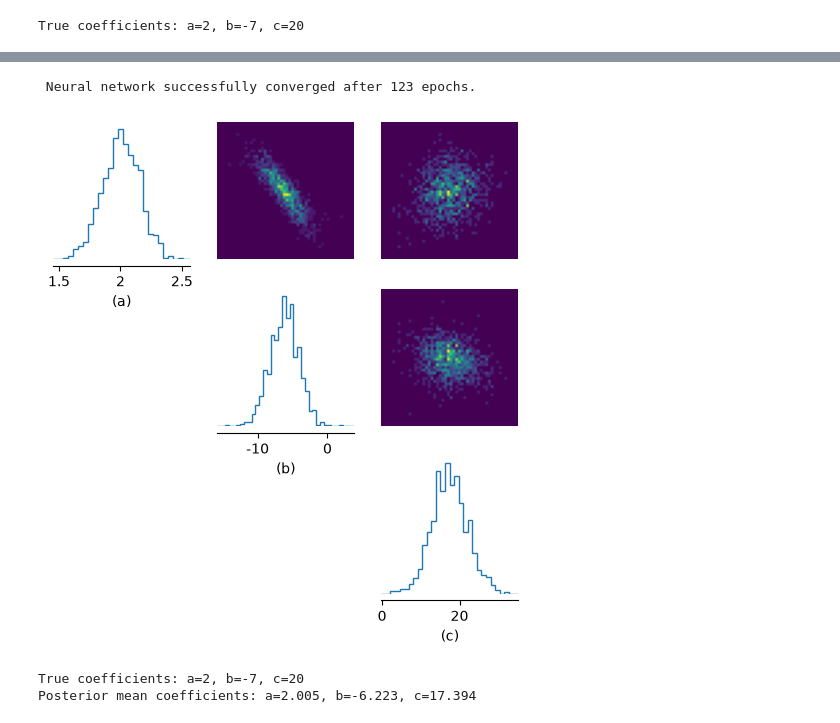
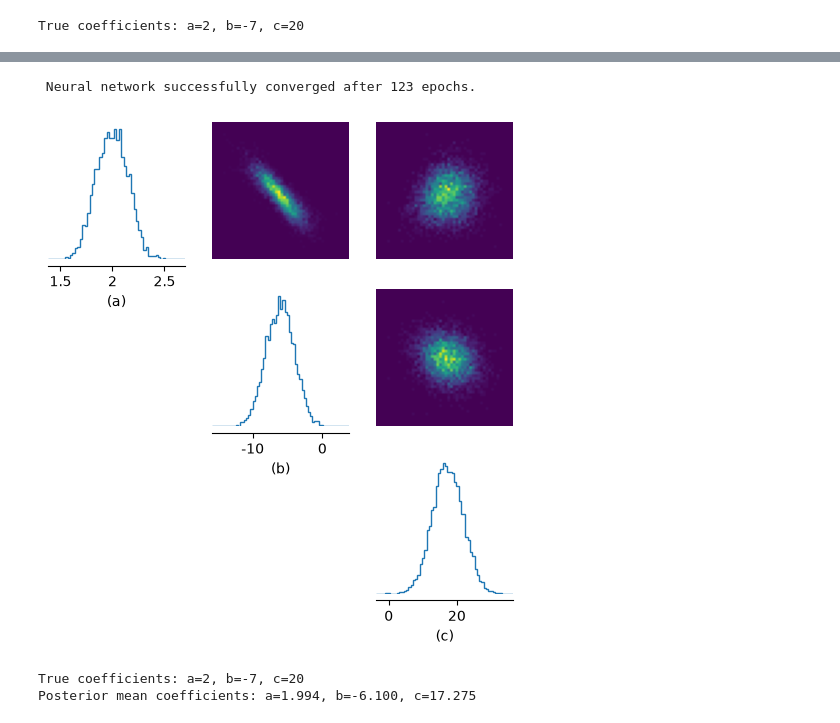
Before and after one commit to jarachisholm/SBI_clustering, a Jupyter notebook: Step_1_SBI.ipynb, the cells around one changed output, grey strips where cells are left out. Cells and saved outputs as stored; diff of their text form; code cells hidden in the pictures.

```diff
--- a/Step_1_SBI.ipynb
+++ b/Step_1_SBI.ipynb
@@ -163,37 +224,37 @@ prior = Independent(Normal(
 def simulator(theta):
     coef_a, coef_b, coef_c = theta[0].item(), theta[1].item(), theta[2].item()
     sim_noise = np.random.normal(0, noise_std, n_points)
     y_sim = coef_a * x**2 + coef_b * x + coef_c + sim_noise
     return torch.tensor(y_sim, dtype=torch.float32)
 
 n_simulations = 2000
 theta_train = prior.sample((n_simulations,))
 x_train = torch.stack([simulator(theta) for theta in theta_train])
 
 inference = NPE(prior=prior)
 inference.append_simulations(theta_train, x_train)
 density_estimator = inference.train()
 posterior = inference.build_posterior(density_estimator)
 
 observation = torch.tensor(y_observed, dtype=torch.float32)
-posterior_samples = posterior.sample((1000,), x=observation)
+posterior_samples = posterior.sample((6000,), x=observation)
 
 
 fig, ax = pairplot(
     posterior_samples,
     labels=["(a)", "(b)", "(c)"],
     figsize=(6, 6)
 )
 plt.show()
 
 posterior_mean = posterior_samples.mean(dim=0)
 print(f"True coefficients: a={a}, b={b}, c={c}")
 print(f"Posterior mean coefficients: a={posterior_mean[0]:.3f}, b={posterior_mean[1]:.3f}, c={posterior_mean[2]:.3f}")
 # %% [output]
  Neural network successfully converged after 123 epochs.
-[figure, old version]
+[figure, new version]
 True coefficients: a=2, b=-7, c=20
-Posterior mean coefficients: a=2.005, b=-6.223, c=17.394
+Posterior mean coefficients: a=1.994, b=-6.100, c=17.275
 # %%
 #plot the prior distribution
 
```
Also changed, not shown: parts of 7 cells of this notebook, 6 other files.
